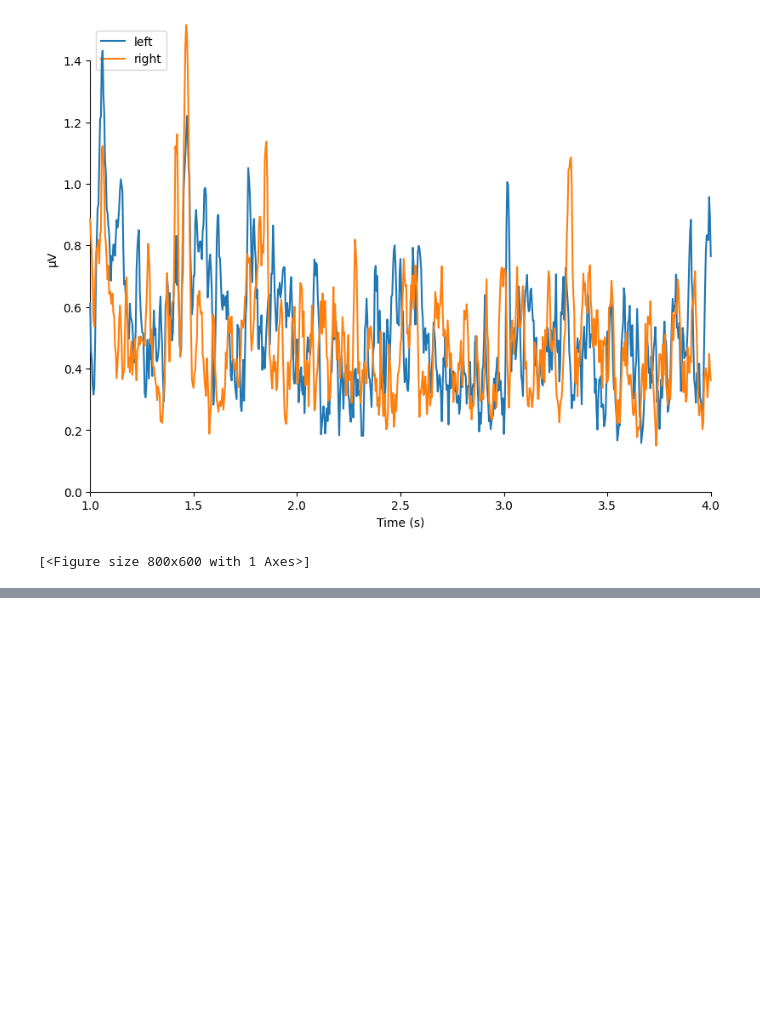
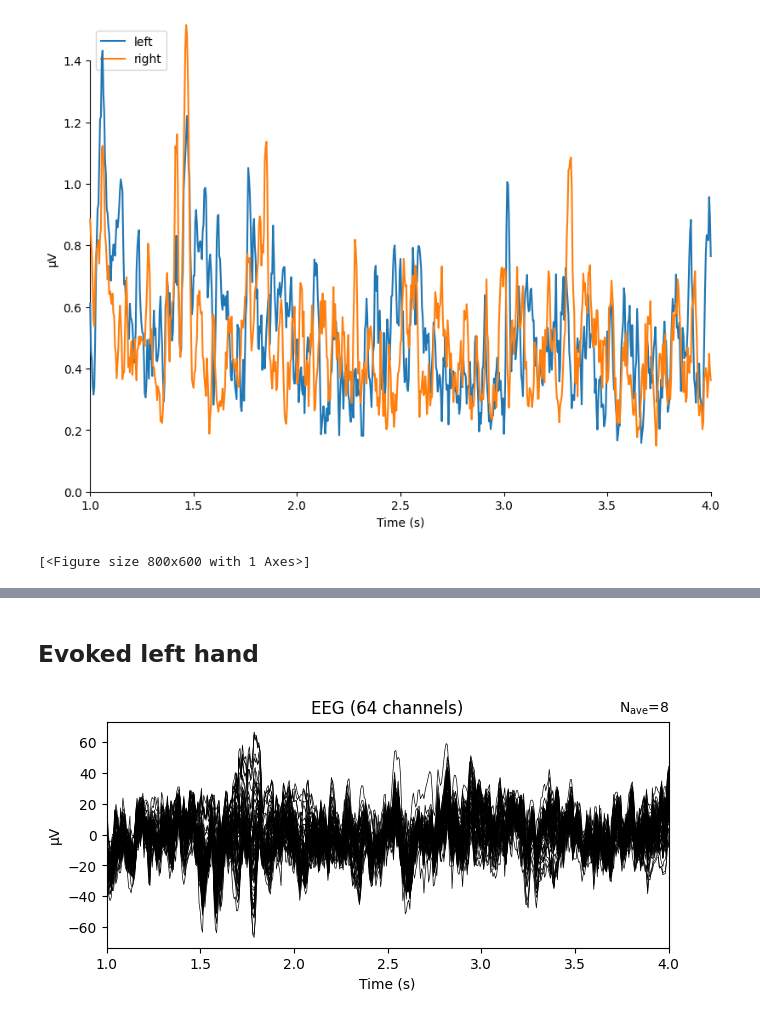
Before and after one commit to vixello/eeg_transformer, a Jupyter notebook: visualisation.ipynb, the cells around one changed output, grey strips where cells are left out. Cells and saved outputs as stored; diff of their text form; code cells hidden in the pictures; blank space fills up the shorter version.

Commit message:
physionet preprocess

```diff
--- a/visualisation.ipynb
+++ b/visualisation.ipynb
@@ -64,0 +67,6 @@ combining channels using GFP (eeg channels)
+# %%
+directory = "./preprocessed_data/Physionet"
+
+s1_epochs = os.path.join(directory, "S001", "PA001R04-epo.fif")
+epochs = mne.read_epochs(s1_epochs)
+epochs
@@ -64,0 +99,9 @@ combining channels using GFP (eeg channels)
+# %% [markdown]
+## Evoked left hand
+# %%
+evoked_left = epochs['left_hand'].average()
+
+evoked_left.plot()
+plt.show()
+# %% [output]
+[figure, added]
```
Also changed, not shown: parts of 6 cells of this notebook, 5 other files.
